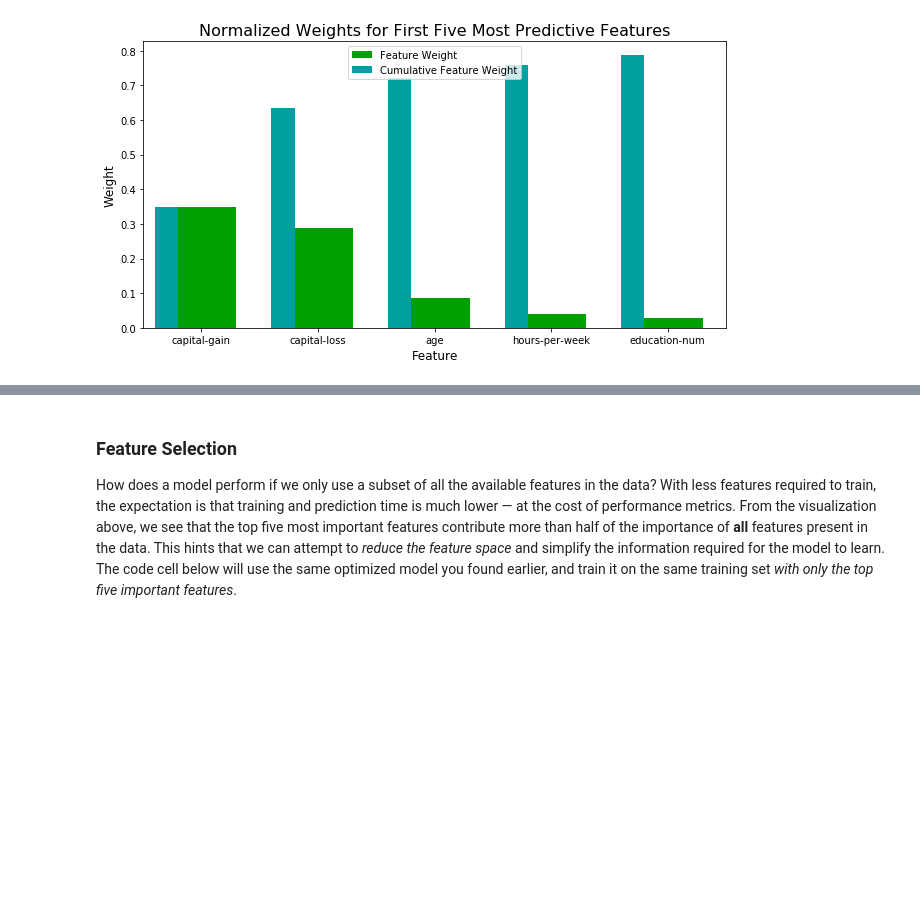
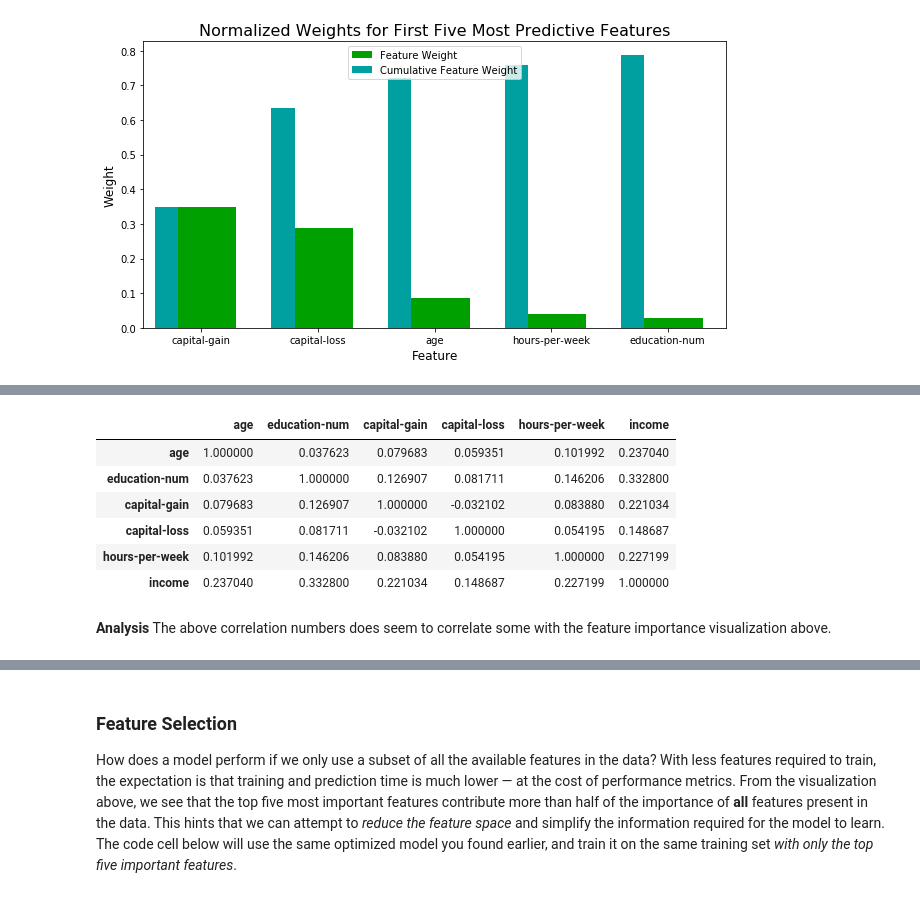
Before and after one commit to jerrycyip/finding_donors, a Jupyter notebook: finding_donors.ipynb, the cells around one changed output, grey strips where cells are left out. Cells and saved outputs as stored; diff of their text form; code cells hidden in the pictures; blank space fills up the shorter version.

Commit message:
complete ML model selection, tuning, and analysis

```diff
--- a/finding_donors.ipynb
+++ b/finding_donors.ipynb
@@ -944,3 +975,18 @@ vs.feature_plot(importances, X_train, y_train)
+# %%
+#Let's do some further analysis to also see correlations for the unscaled/non-normalized data
+data_corr = data.copy()
+data_corr['income'] = income_raw.map({'<=50K':0,'>50K':1})
+data_corr.corr()
+# %% [output]
+|  | age | education-num | capital-gain | capital-loss | hours-per-week | income |
+| age | 1.000000 | 0.037623 | 0.079683 | 0.059351 | 0.101992 | 0.237040 |
+| education-num | 0.037623 | 1.000000 | 0.126907 | 0.081711 | 0.146206 | 0.332800 |
+| capital-gain | 0.079683 | 0.126907 | 1.000000 | -0.032102 | 0.083880 | 0.221034 |
+| capital-loss | 0.059351 | 0.081711 | -0.032102 | 1.000000 | 0.054195 | 0.148687 |
+| hours-per-week | 0.101992 | 0.146206 | 0.083880 | 0.054195 | 1.000000 | 0.227199 |
+| income | 0.237040 | 0.332800 | 0.221034 | 0.148687 | 0.227199 | 1.000000 |
+# %% [markdown]
+**Analysis** The above correlation numbers does seem to correlate some with the feature importance visualization above.
 # %% [markdown]
 ### Question 7 - Extracting Feature Importance
 
```
Also changed, not shown: parts of 19 cells of this notebook, 1 other file.
